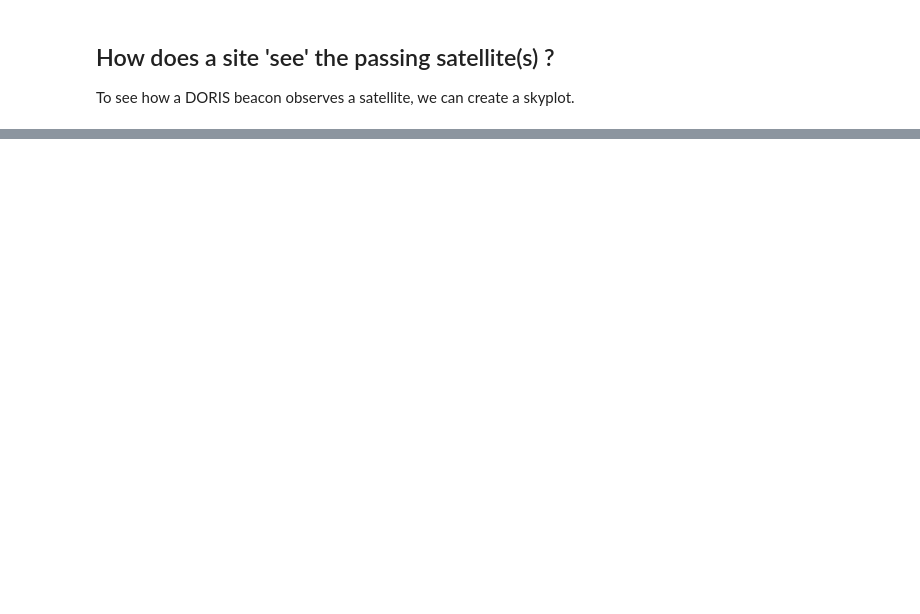
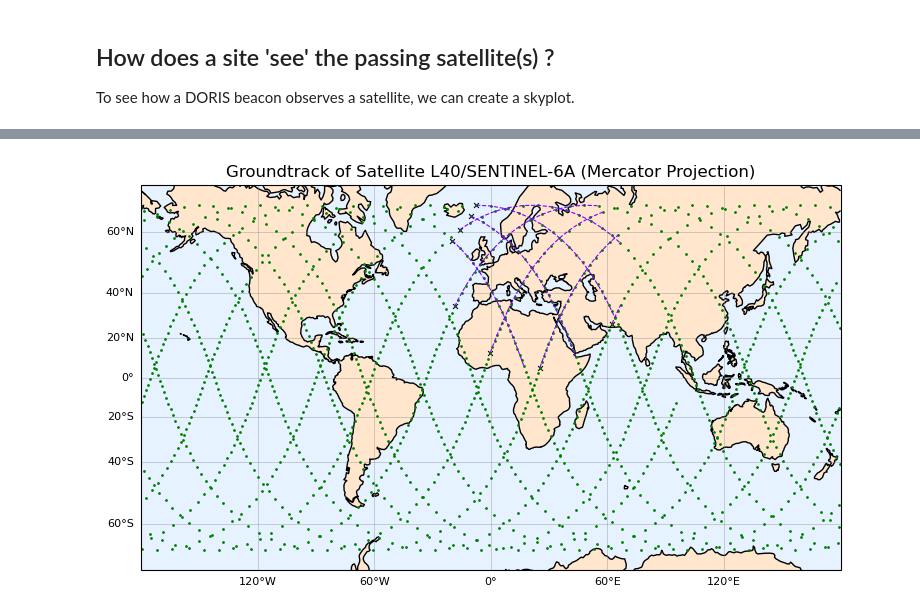
Before and after one commit to DSOlab/AcademicSoftware, a Jupyter notebook: JupiterLab/doris_days/doris_system/doris_system.ipynb, the cells around one changed output, grey strips where cells are left out. Drawn from its saved outputs; the diff is of its cells as text; code cells hidden in the pictures; blank space fills up the shorter version.

```diff
--- a/JupiterLab/doris_days/doris_system/doris_system.ipynb
+++ b/JupiterLab/doris_days/doris_system/doris_system.ipynb
@@ -205,0 +219,84 @@ plt.show()
+# %%
+# groundtrack
+
+# we will need to extract satellite position from sp3
+from dsoclasses.orbits.sp3c import Sp3
+
+# import modules for projections
+import cartopy.crs as ccrs
+import cartopy.feature as cfeature
+
+# all points vs observed points vs entry points
+sat_pts = []
+observed_pts = {}
+entry_pts = []
+last_elevation = -1.
+
+# construct an sp3 instance and extract the (only) satellite's data
+sp3 = Sp3(dsp3)
+# set the id of the satellite we need; it should be the first (and only) satellite in the sp3 list
+satid = sp3.sat_ids[0]
+# extract its data
+sp3_data = sp3.get_satellite(satid, True)
+# this is what an entry of sp3_data looks like:
+# key  : 2023-12-23 01:20:00
+# value: {'x': 3424775.359, 'y': -633803.9230000001, 'z': -6885685.5649999995,
+#         'c': 0.9999999999989999, 'vx': -1616.6218860000001,
+#        'vy': 6616.007571200001, 'vz': -1412.3204711, 'cr': 0.9999999999989999}
+
+for t, crd in sp3_data.items():
+        # we are only considering the first 24 hours after the first RINEX observation
+        if t >= at2pt(rnx.time_first_obs):
+            if (t-at2pt(rnx.time_first_obs)).total_seconds() > 86400:
+                break
+            # compute and store satellite's lat/lon
+            lat, lon, _ = transformations.car2ell(crd['x'], crd['y'], crd['z'])
+            sat_pts.append((lon, lat))
+            # do we see the satellite standing on DIOB ?
+            dr = np.array([crd['x'], crd['y'], crd['z']]) - diob_xyz
+            # get topocentric coordinates
+            enu = R @ dr
+            r  = np.linalg.norm(enu)
+            el = np.degrees(np.arcsin(enu[2] / r))
+            if el >= 0:
+                if last_elevation < 0:
+                    print(f'Note new satellite pass begining at {t}')
+                    entry_pts.append((lon, lat))
+                    pass_nr = len(observed_pts)
+                    observed_pts[pass_nr] = []
+                observed_pts[pass_nr].append((lon, lat))
+            last_elevation = el
+
+# Create the Mercator projection
+proj = ccrs.Mercator()
+
+fig = plt.figure(figsize=(10, 5))
+ax = plt.axes(projection=proj)
+
+# Set map extent: (lon_min, lon_max, lat_min, lat_max)
+ax.set_extent([-180, 180, -70, 70], crs=ccrs.PlateCarree())
+
+# Add map features
+ax.coastlines(resolution='110m')  # '110m' = crude
+ax.add_feature(cfeature.LAND, facecolor='#ffe6cc')
+ax.add_feature(cfeature.OCEAN, facecolor='#e6f2ff')
+
+# Gridlines (parallels and meridians)
+gl = ax.gridlines(draw_labels=True, linewidth=0.5, color='gray', alpha=0.5)
+gl.top_labels = gl.right_labels = False  # only show left and bottom labels
+gl.xlabel_style = {'size': 8}
+gl.ylabel_style = {'size': 8}
+
+# Convert and plot satellite positions
+ax.plot([np.degrees(p[0]) for p in sat_pts], [np.degrees(p[1]) for p in sat_pts], 'go', markersize=1, transform=ccrs.PlateCarree())
+# Convert and plot viewed satellite positions, each with a different color
+for ps, d in observed_pts.items():
+    ax.plot([np.degrees(p[0]) for p in d], [np.degrees(p[1]) for p in d], linestyle='--', linewidth=.8, markersize=0, color='#8000ff', transform=ccrs.PlateCarree())
+# Convert and plot entry satellite positions
+ax.scatter([np.degrees(p[0]) for p in entry_pts], [np.degrees(p[1]) for p in entry_pts],s=12,marker='x',c='k',linewidths=0.8,transform=ccrs.PlateCarree(),)
+
+# Title
+plt.title(f"Groundtrack of Satellite {satid}/{rnx.sat_name} (Mercator Projection)")
+
+plt.show()
+# %% [output]
@@ -205,0 +311 @@ plt.show()
+[figure, added]
```
Also changed, not shown: parts of 4 cells of this notebook, 2 other files.
